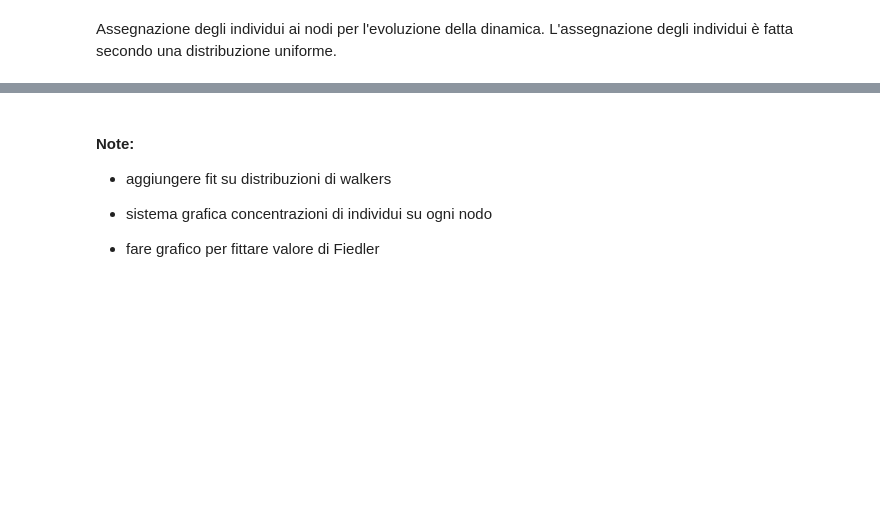
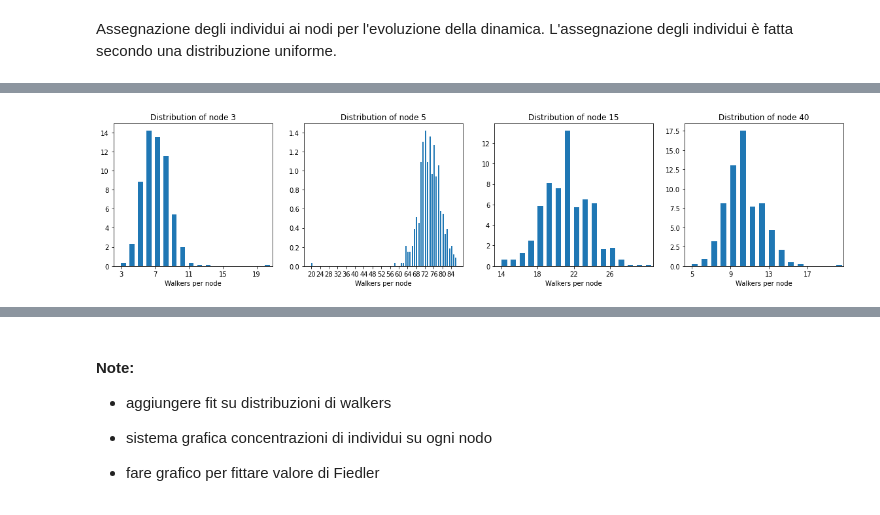
Before and after one commit to Ferri-00/Esame-Complessi, a Jupyter notebook: BarabasiAlbert.ipynb, the cells around one changed output, grey strips where cells are left out. Drawn from its saved outputs; the diff is of its cells as text; code cells hidden in the pictures; blank space fills up the shorter version.

```diff
--- a/BarabasiAlbert.ipynb
+++ b/BarabasiAlbert.ipynb
@@ -211,18 +211,21 @@ plt.show()
 # %%
 nodes = [3, 5, 15, 40]
 p_node = []
 
 fig, ax = plt.subplots(nrows = 1, ncols = len(nodes), figsize=(5*len(nodes), 4))
 
-histo = history[0]
+histo = hMean
 
 for i in range(len(nodes)):
-    p_node += [[h[nodes[i]] for h in histo]]
-    ax[i].hist(p_node[i], bins = int(walker_per_node*N*max(p_node[i])), density = True)
+    p_node += [[int(h[nodes[i]]*walker_per_node*N) for h in histo]]
+    ax[i].hist(p_node[i], bins = walker_per_node*N, density = True, align='left', width=0.6)
     ax[i].set_title(f"Distribution of node {nodes[i]}")
     ax[i].set_xlabel("Walkers per node")
+    ax[i].set_xticks(np.arange(min(p_node[i]), max(p_node[i]), 4))
 
 plt.show()
+# %% [output]
+[figure, added]
 # %%
 for i in range(len(nodes)):
     print("DIstribution for node", nodes[i], ":")
```
Also changed, not shown: parts of 14 cells of this notebook, 1 other file.
